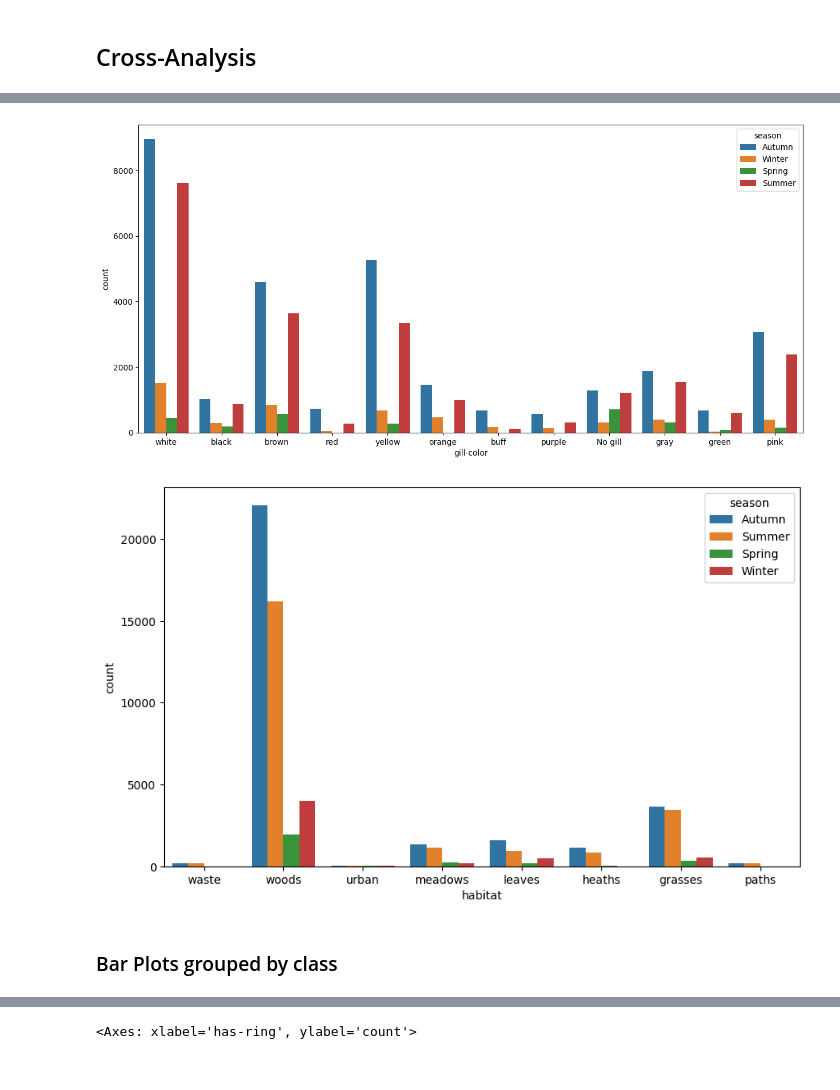
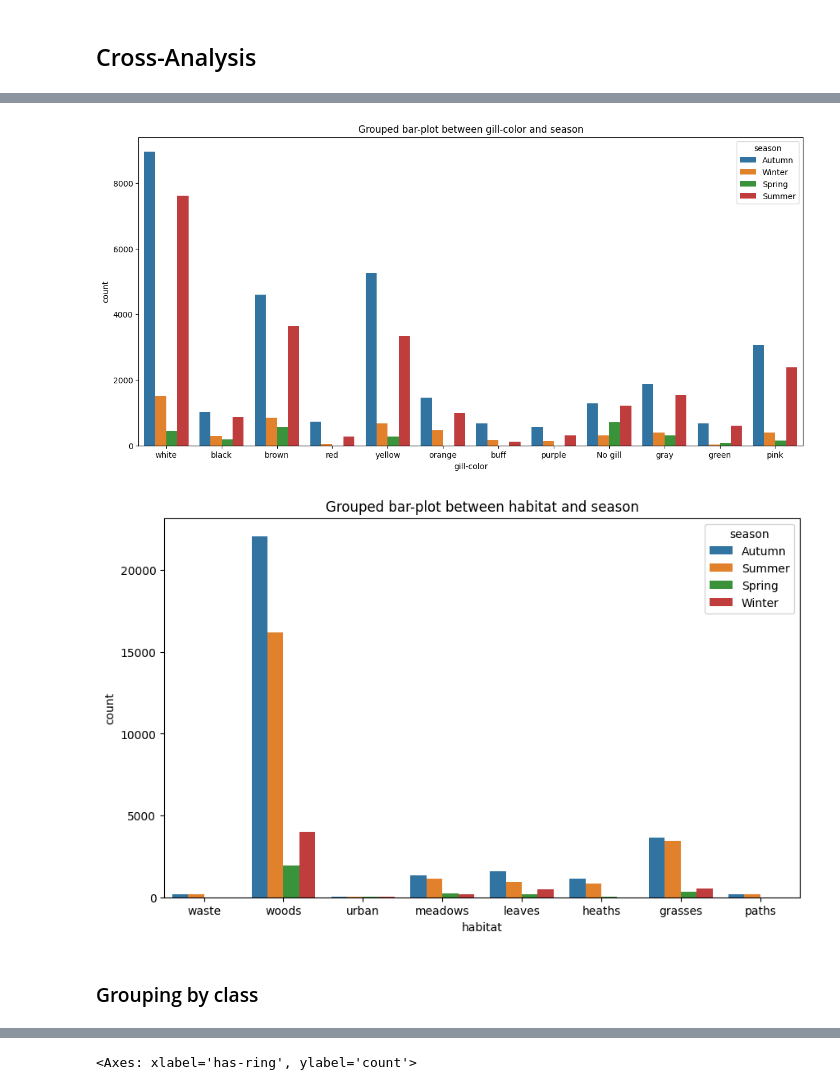
Before and after one commit to effepielle/ddam-2324, a Jupyter notebook: DU_DP.ipynb, the cells around one changed output, grey strips where cells are left out. Saved outputs shown, nothing was run; the diff lists cells and outputs as text; code cells hidden in the pictures.

```diff
--- a/DU_DP.ipynb
+++ b/DU_DP.ipynb
@@ -331,27 +342,29 @@ current_x_labels = [item.get_text() for item in ax.get_xticklabels()]
 new_x_labels = [x_label_mapping[label] for label in current_x_labels]
 ax.set_xticklabels(new_x_labels, rotation=0)
 
+plt.title('Grouped bar-plot between gill-color and season')
 plt.show()
 # %% [output]
-[figure, old version]
+[figure, new version]
 # %%
 x_label_mapping = {'g':'grasses', 'l':'leaves', 'm':'meadows', 'p':'paths', 'h':'heaths', 'u':'urban', 'w':'waste', 'd':'woods'}
 
 plt.figure(figsize=(10,6))
 count = mushroom_df.groupBy('habitat', 'season').count().toPandas()
 ax = sns.barplot(x='habitat', y="count", data=count, hue='season')
 
 legend = ax.get_legend()
 for text in legend.texts:
     if text.get_text() in label_mapping:
         text.set_text(label_mapping[text.get_text()])
 
 current_x_labels = [item.get_text() for item in ax.get_xticklabels()]
 new_x_labels = [x_label_mapping[label] for label in current_x_labels]
 ax.set_xticklabels(new_x_labels, rotation=0)
 
+plt.title('Grouped bar-plot between habitat and season')
 plt.show()
 # %% [output]
-[figure, old version]
+[figure, new version]
 # %% [markdown]
-### Bar Plots grouped by class
+### Grouping by class
```
Also changed, not shown: parts of 42 cells of this notebook, 2 other files.
